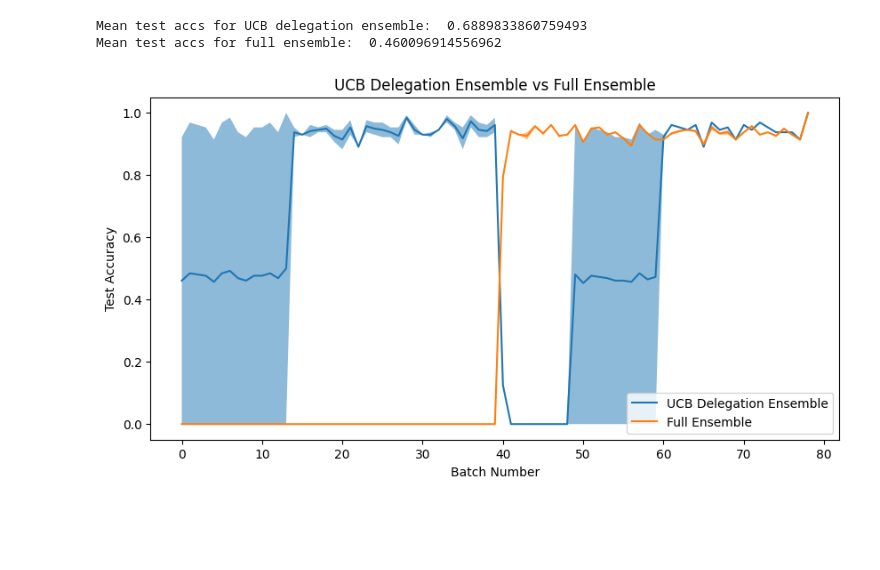
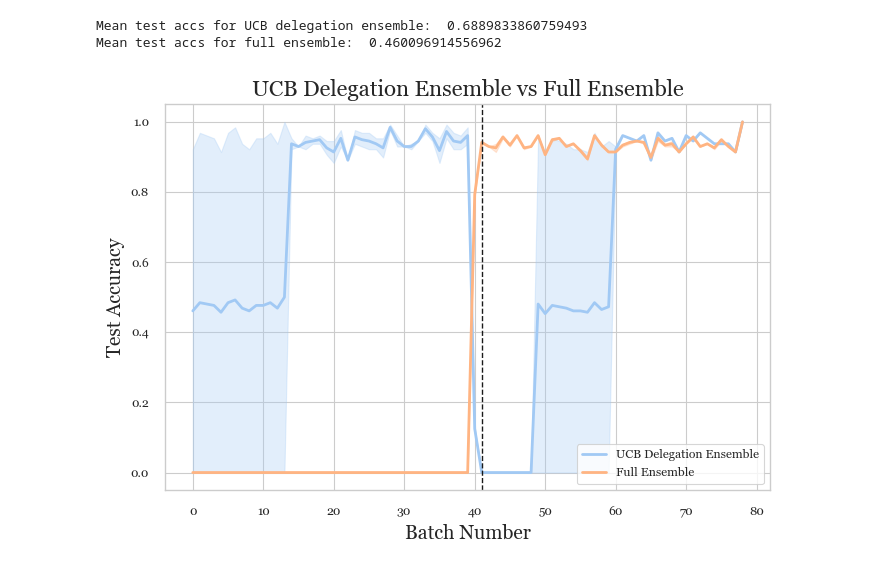
Before and after one commit to cartgr/banditLiquidDem, a Jupyter notebook: experiments/setting_1_inference.ipynb, the cells around one changed output. Saved outputs shown, nothing was run; the diff lists cells and outputs as text; code cells hidden in the pictures; blank space fills up the shorter version.

```diff
--- a/experiments/setting_1_inference.ipynb
+++ b/experiments/setting_1_inference.ipynb
@@ -98,32 +97,57 @@ print("Mean test accs for full ensemble: ", np.mean(full_avg_test_accs))
 # %% [output]
 Mean test accs for UCB delegation ensemble:  0.6889833860759493
 Mean test accs for full ensemble:  0.460096914556962
+# %%
+test_splits = exp.test_splits
 # %%
-# make a figure with dims 10x5
-fig, ax = plt.subplots(figsize=(10, 5))
+sns.set(style="whitegrid", palette="pastel", context="paper")
 
-# plot the average test accuracy for each batch for each ensemble
-ax.plot(UCB_avg_test_accs, label="UCB Delegation Ensemble")
+# Set the font to Georgia
+mpl.rcParams["font.family"] = "Georgia"
+mpl.rcParams["font.size"] = 12
+mpl.rcParams["axes.labelsize"] = 14
+mpl.rcParams["axes.titlesize"] = 16
+
+fig, ax = plt.subplots(figsize=(7, 5))
+
+colors = sns.color_palette("pastel")
+ucb_color = colors[0]
+full_color = colors[1]
+
+ax.plot(
+    UCB_avg_test_accs, label="UCB Delegation Ensemble", color=ucb_color, linewidth=2
+)
 ax.fill_between(
     range(len(UCB_avg_test_accs)),
     np.array(UCB_avg_test_accs) - np.array(UCB_std_test_accs),
     np.array(UCB_avg_test_accs) + np.array(UCB_std_test_accs),
-    alpha=0.5,
+    color=ucb_color,
+    alpha=0.3,
 )
 
-ax.plot(full_avg_test_accs, label="Full Ensemble")
+ax.plot(full_avg_test_accs, label="Full Ensemble", color=full_color, linewidth=2)
 ax.fill_between(
     range(len(full_avg_test_accs)),
     np.array(full_avg_test_accs) - np.array(full_std_test_accs),
     np.array(full_avg_test_accs) + np.array(full_std_test_accs),
-    alpha=0.5,
+    color=full_color,
+    alpha=0.3,
 )
 
+# plot vertical lines at test splits
+for split in test_splits[:-1]:
+    ax.axvline(x=split, color="k", linestyle="--", linewidth=1)
+
+# Setting labels, title, and legend
 ax.set_xlabel("Batch Number")
 ax.set_ylabel("Test Accuracy")
 ax.set_title("UCB Delegation Ensemble vs Full Ensemble")
+
 ax.legend()
 
+plt.tight_layout()
+
+# Show the plot
 plt.show()
 # %% [output]
-[figure, old version]
+[figure, new version]
```
Also changed, not shown: parts of 5 cells of this notebook, 3 other files.
